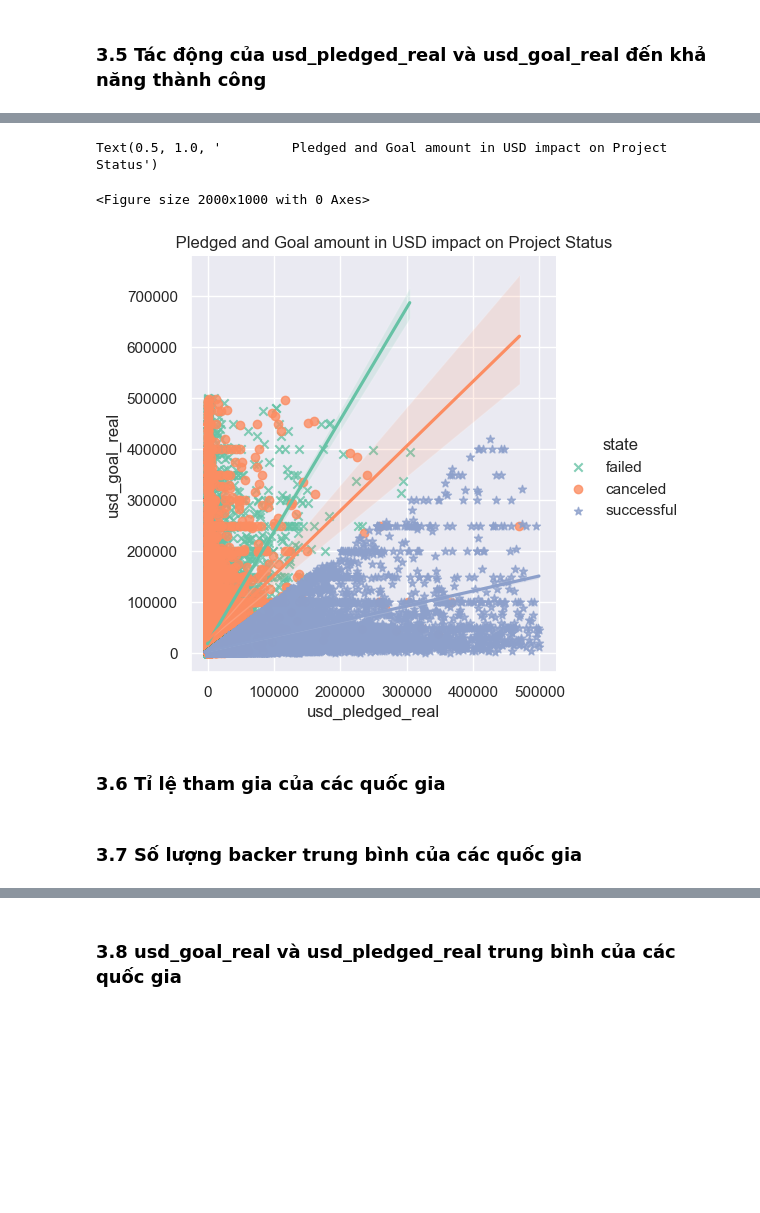
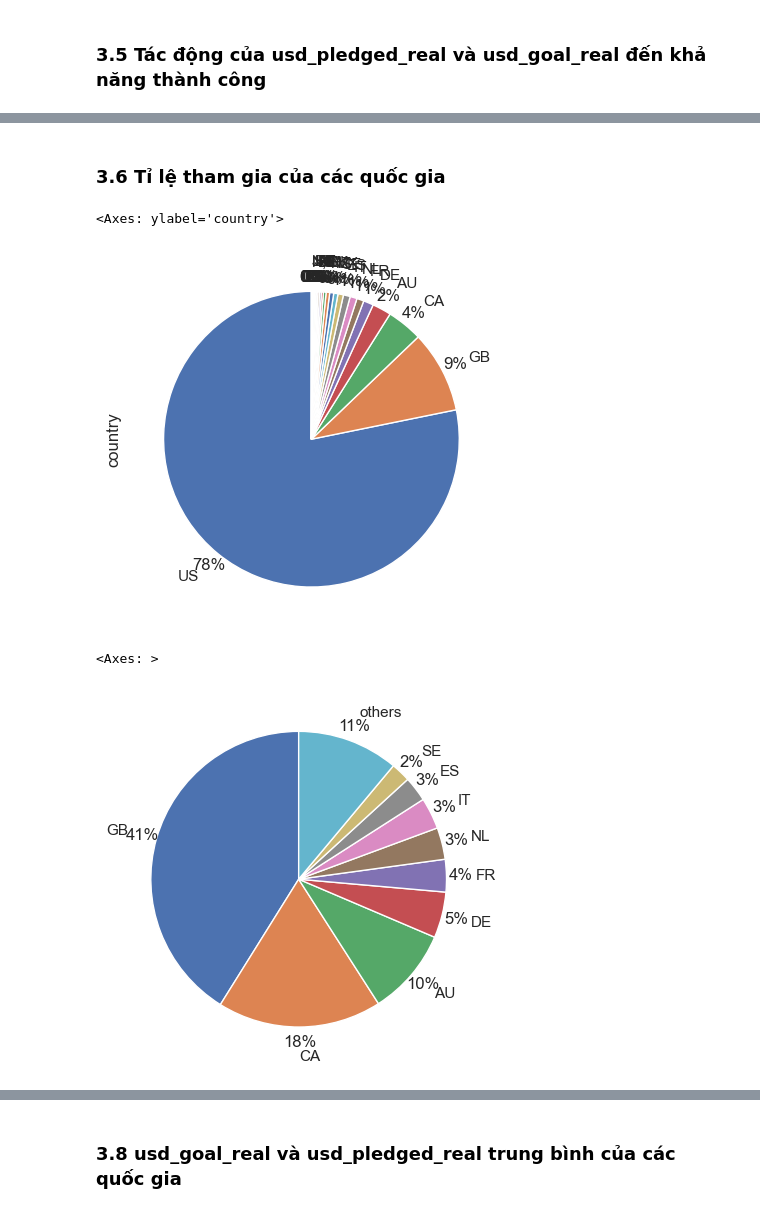
Before and after one commit to DucPhu2308/KickstarterProject_EDA_ML, a Jupyter notebook: KickstarterProject_ML.ipynb, the cells around one changed output, grey strips where cells are left out. Cells and saved outputs as stored; diff of their text form; code cells hidden in the pictures; blank space fills up the shorter version.

Commit message:
ntn EDA country, backers, mean usd

```diff
--- a/KickstarterProject_ML.ipynb
+++ b/KickstarterProject_ML.ipynb
@@ -223,17 +227,21 @@ Text(0.5, 1.0, '         Pledged and Goal amount in USD impact on Project Status
-# %%
-# dữ liệu lớn khó quan sát => thu hẹp dữ liệu
-df_3_states_small = df_3_states[df_3_states['usd_goal_real'] < 0.5*1e6]
-df_3_states_small = df_3_states_small[df_3_states_small['usd_pledged_real'] < 0.5*1e6]
-
-plt.figure(figsize=(20,10))
-sns.set(style="darkgrid")
-sns.lmplot(x="usd_pledged_real", y="usd_goal_real", hue='state',data=df_3_states_small, markers=["x", "o", "*"], palette="Set2")
-plt.title("         Pledged and Goal amount in USD impact on Project Status")
-# %% [output]
-Text(0.5, 1.0, '         Pledged and Goal amount in USD impact on Project Status')
-<Figure size 2000x1000 with 0 Axes>
-[figure, removed]
 # %% [markdown]
 ### 3.6 Tỉ lệ tham gia của các quốc gia
-# %% [markdown]
-### 3.7 Số lượng backer trung bình của các quốc gia
+# %%
+variable = 'country'
+
+pie_chart = df_3_states[variable].value_counts()
+pie_chart.plot(kind = "pie", startangle=90, autopct='%1.0f%%', pctdistance=1.1, labeldistance=1.2)
+# %% [output]
+<Axes: ylabel='country'>
+[figure, added]
+# %%
+pie_chart = pie_chart.drop('US')
+temp_pie = pie_chart.iloc[:10]
+temp_pie.iloc[9] = pie_chart.iloc[9:].sum()
+# name last category as 'others'
+temp_pie = temp_pie.rename(index= {'MX' : 'others'})
+temp_pie.name = ''
+temp_pie.plot(kind = "pie", startangle=90, autopct='%1.0f%%', pctdistance=1.1, labeldistance=1.2)
+# %% [output]
+<Axes: >
+[figure, added]
```
Also changed, not shown: parts of 5 cells of this notebook.
